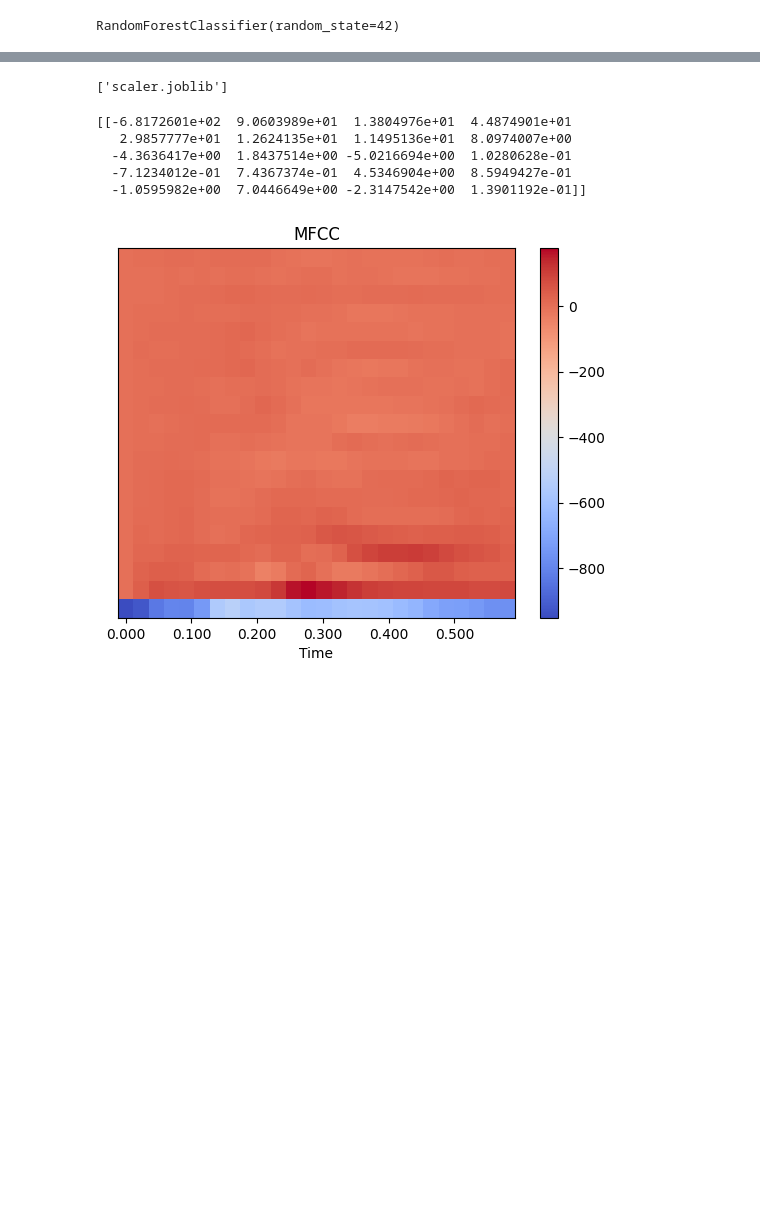
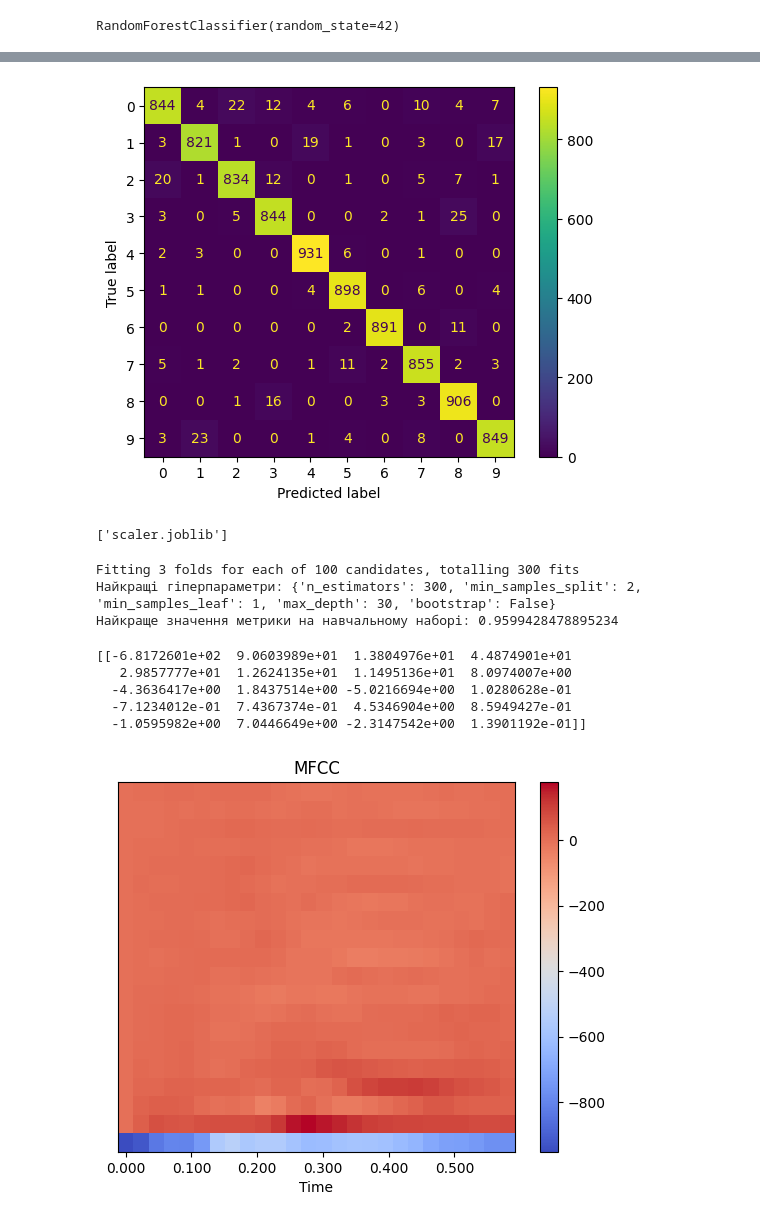
Before and after one commit to Balabollkko/ML, a Jupyter notebook: КУРСАЧ.ipynb, the cells around one changed output, grey strips where cells are left out. Saved outputs shown, nothing was run; the diff lists cells and outputs as text; code cells hidden in the pictures; blank space fills up the shorter version.

```diff
--- a/КУРСАЧ.ipynb
+++ b/КУРСАЧ.ipynb
@@ -170,3 +151,12 @@ weighted avg       0.96      0.96      0.96      9000
+# %%
+from sklearn.metrics import confusion_matrix, ConfusionMatrixDisplay
+# Обчислення та відображення матриці конфузій
+cm = confusion_matrix(y_test, y_pred)
+disp = ConfusionMatrixDisplay(confusion_matrix=cm)
+disp.plot()
+plt.show()
+# %% [output]
+[figure, added]
 # %%
 import joblib
 
@@ -174,6 +164,35 @@ joblib.dump(model, r'C:\Users\Admin\Downloads\МН\model.joblib')
 joblib.dump(scaler, 'scaler.joblib')
 # %% [output]
 ['scaler.joblib']
+# %%
+from sklearn.model_selection import RandomizedSearchCV
+from sklearn.ensemble import RandomForestClassifier
+
+# Задаємо простір гіперпараметрів, які потрібно оптимізувати
+param_grid = {
+    'n_estimators': [50, 100, 200, 300],
+    'max_depth': [None, 10, 20, 30],
+    'min_samples_split': [2, 5, 10],
+    'min_samples_leaf': [1, 2, 4],
+    'bootstrap': [True, False]
+}
+
+# Створюємо класифікатор RandomForest
+rf = RandomForestClassifier()
+
+# Ініціалізуємо RandomizedSearchCV з класифікатором RandomForest і простором гіперпараметрів
+random_search = RandomizedSearchCV(estimator=rf, param_distributions=param_grid, n_iter=100, cv=3, verbose=2, random_state=42, n_jobs=-1)
+
+# Проводимо пошук по простору гіперпараметрів
+random_search.fit(X_train, y_train)
+
+# Виводимо кращі гіперпараметри та значення метрик
+print("Найкращі гіперпараметри:", random_search.best_params_)
+print("Найкраще значення метрики на навчальному наборі:", random_search.best_score_)
+# %% [output]
+Fitting 3 folds for each of 100 candidates, totalling 300 fits
+Найкращі гіперпараметри: {'n_estimators': 300, 'min_samples_split': 2, 'min_samples_leaf': 1, 'max_depth': 30, 'bootstrap': False}
+Найкраще значення метрики на навчальному наборі: 0.9599428478895234
 # %%
 path = r'C:\Users\Admin\Downloads\МН\segment_4.wav'
 y, sr = librosa.load(path)
```
Also changed, not shown: parts of 2 cells of this notebook, 1 other file.
